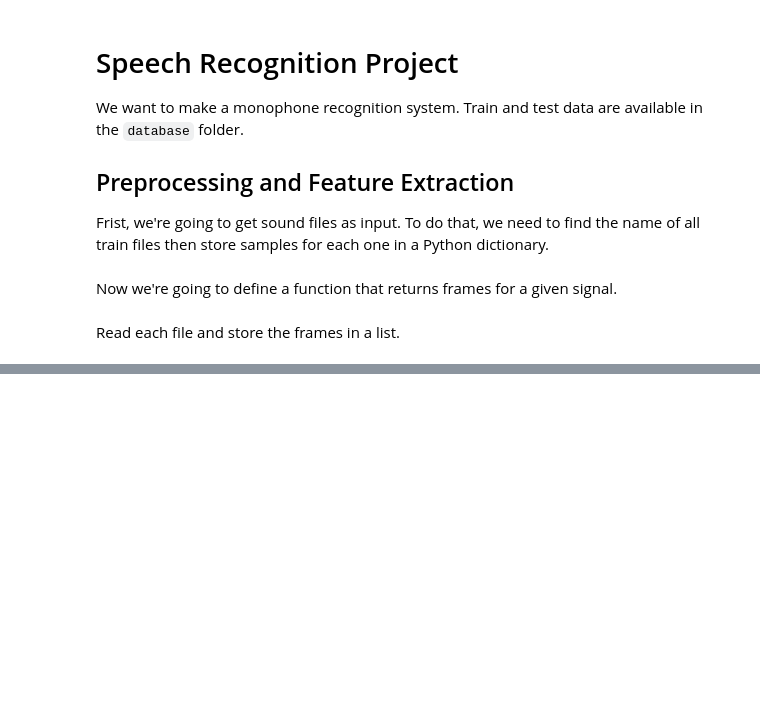
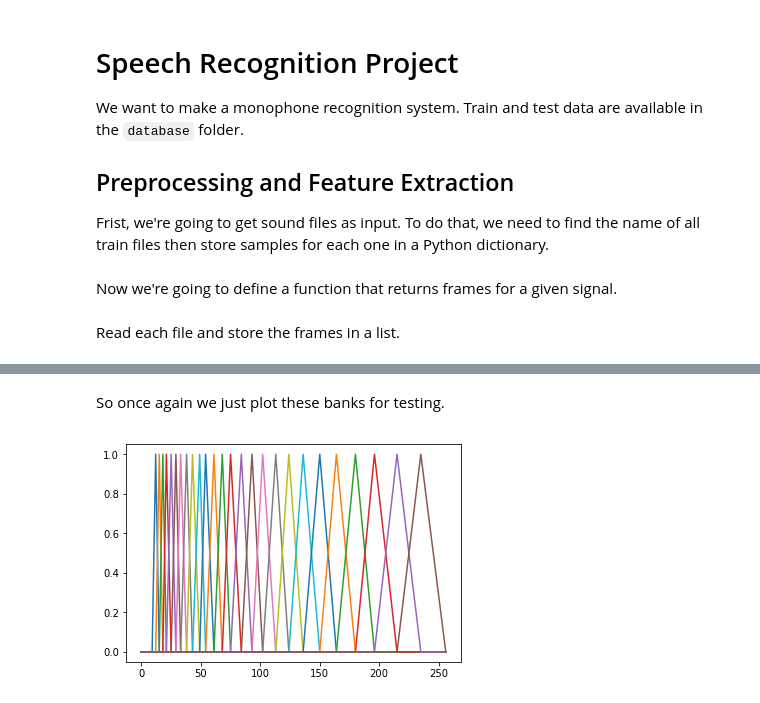
Before and after one commit to majid-vaghari/speech, a Jupyter notebook: Speech Recognition Project.ipynb, the cells around one changed output, grey strips where cells are left out. Cells and saved outputs as stored; diff of their text form; code cells hidden in the pictures; blank space fills up the shorter version.

```diff
--- a/Speech Recognition Project.ipynb
+++ b/Speech Recognition Project.ipynb
@@ -43,0 +95,3 @@ for filename in samples:
+# %%
+hz2mel = lambda hz: 1125 * np.log(1 + (hz / 700.)) # supports numpy arrays.
+mel2hz = lambda mel: 700 * (np.e ** (mel / 1125.) - 1) # supports numpy arrays.
@@ -43,0 +110,24 @@ for filename in samples:
+# %%
+def get_mel_filterbanks(n=26, nfft=512, samplerate=16000, low_frequency=300, high_frequency=8000): # step 1
+    mel = np.linspace(hz2mel(low_frequency), hz2mel(high_frequency), n + 2) # step 2
+    hertz = mel2hz(mel) # step 3
+    fftbin = np.floor((nfft + 1) * hertz / samplerate).astype(np.int64) # step 4
+
+    fbank = np.zeros([n, (nfft // 2) + 1]) # step 5
+    for j in range(n):
+        for i in range(fftbin[j], fftbin[j+1]):
+            fbank[j, i] = (i - fftbin[j]) / (fftbin[j + 1] - fftbin[j])
+        for i in range(fftbin[j + 1], fftbin[j + 2]):
+            fbank[j, i] = (fftbin[j + 2] - i) / (fftbin[j + 2] - fftbin[j + 1])
+
+    return fbank
+# %% [markdown]
+So once again we just plot these banks for testing.
+# %%
+fbank = get_mel_filterbanks()
+
+for filt in fbank:
+    plt.plot(filt)
+plt.show()
+# %% [output]
+[figure, added]
```
Also changed, not shown: parts of 13 cells of this notebook, 1 other file.
